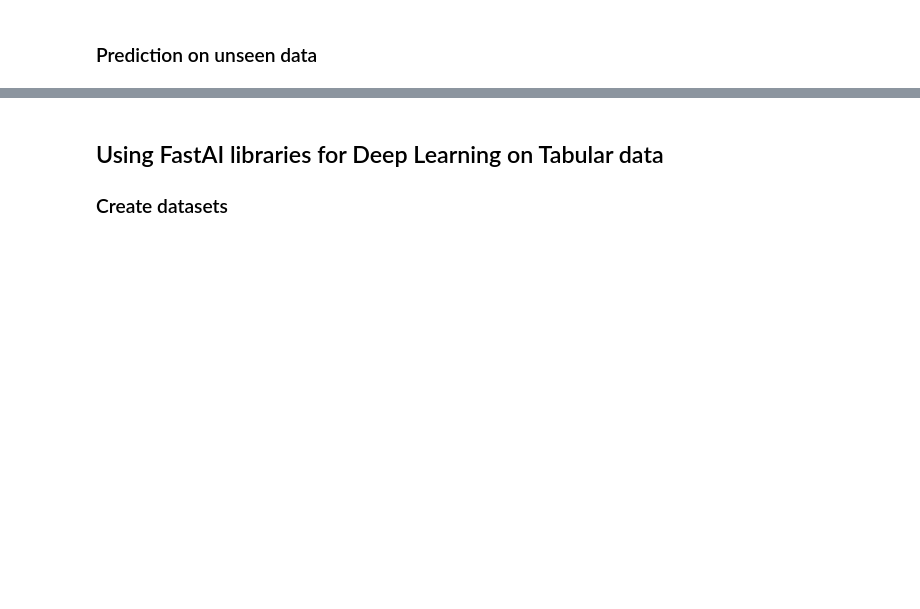
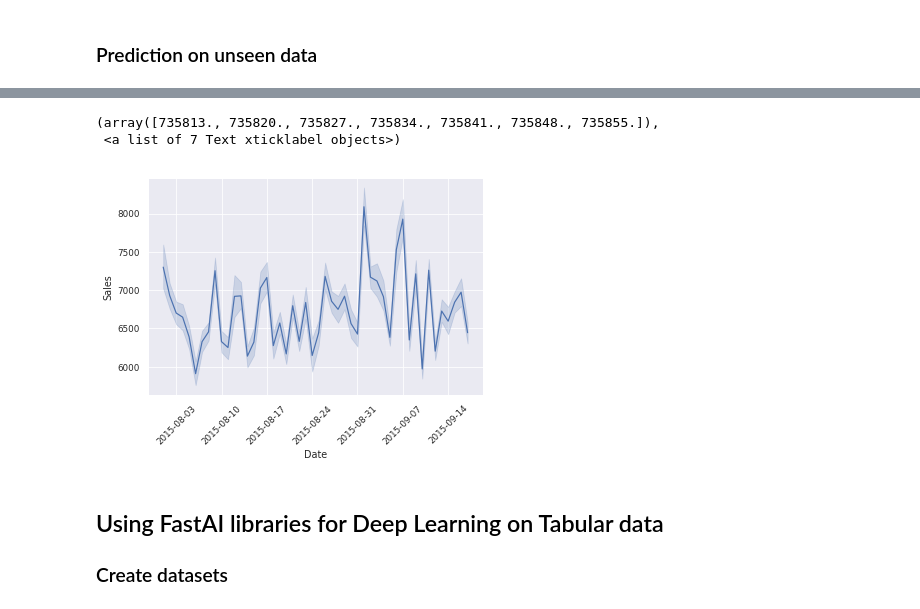
Before and after one commit to tanaysd/Data-Science-Springboard, a Jupyter notebook: Capstone_2/Capstone_II_V4.ipynb, the cells around one changed output, grey strips where cells are left out. Cells and saved outputs as stored; diff of their text form; code cells hidden in the pictures; blank space fills up the shorter version.

```diff
--- a/Capstone_2/Capstone_II_V4.ipynb
+++ b/Capstone_2/Capstone_II_V4.ipynb
@@ -903,6 +937,15 @@ test_base = xgb_model.predict(unseen)
 forecasts_base = pd.DataFrame({'Id': test['Id'],
                           'Sales': np.exp(test_base)})
 forecasts_base.to_csv("xgboost_2_submission.csv", index = False)
+# %%
+sns.set_style('darkgrid')
+sns.set_context('paper')
+_=sns.lineplot(x=forecasts_base.index, y='Sales', data=forecasts_base)
+plt.xticks(rotation=45)
+# %% [output]
+(array([735813., 735820., 735827., 735834., 735841., 735848., 735855.]),
+ <a list of 7 Text xticklabel objects>)
+[figure, added]
 # %%
 # final
 # 0.60553
```
Also changed, not shown: parts of 40 cells of this notebook.
